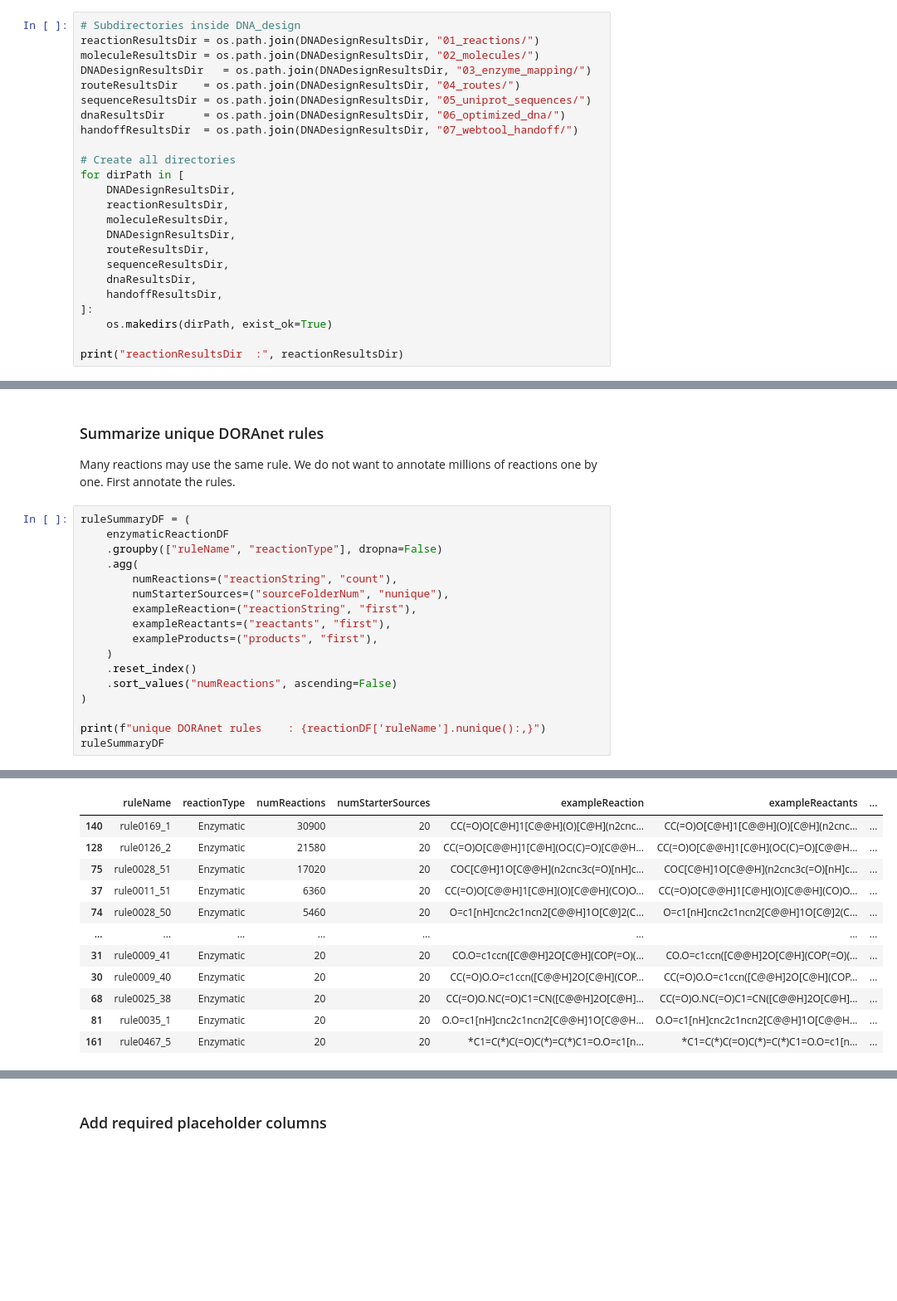
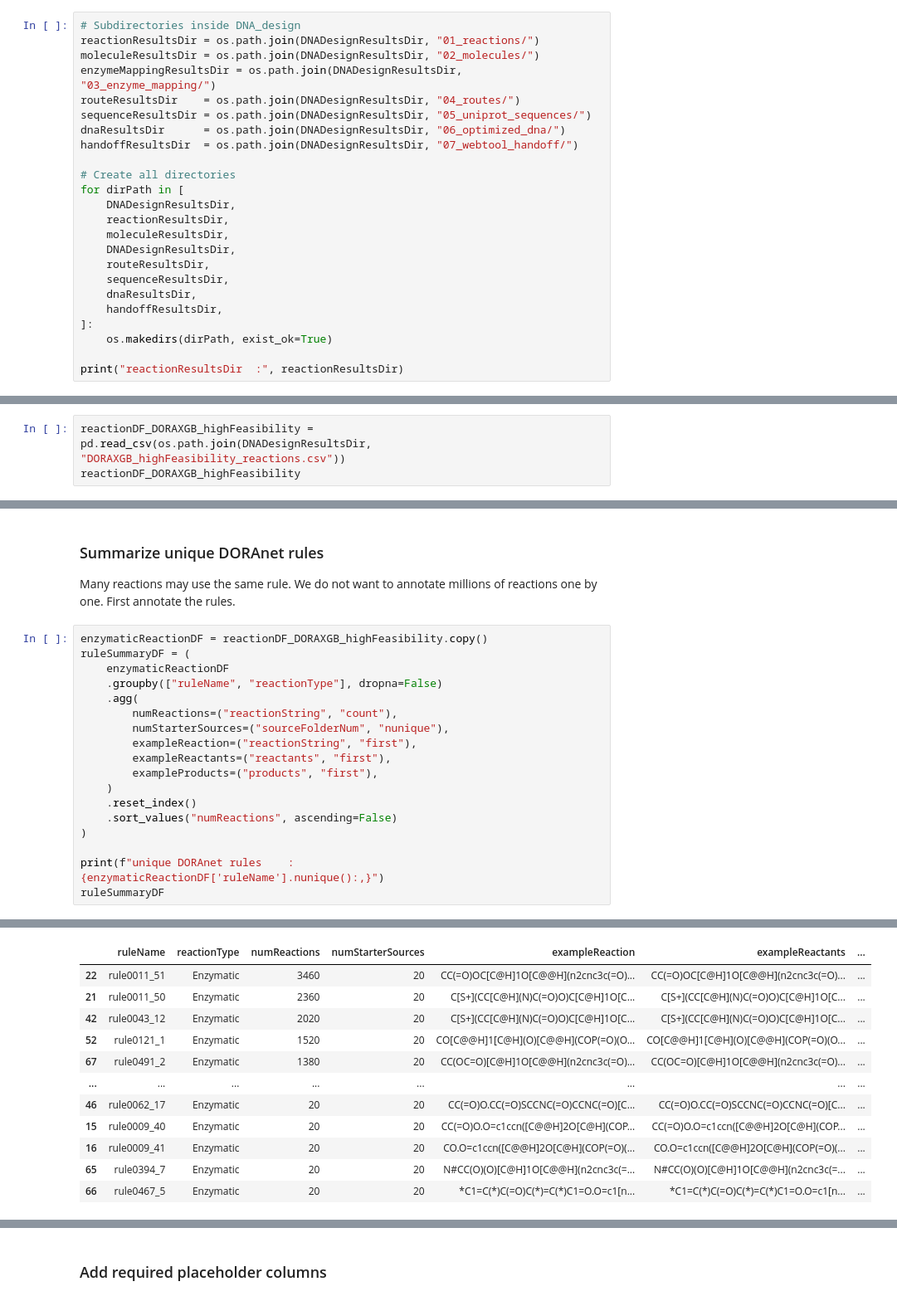
Before and after one commit to soumyadeepghosh35/DTRA_DrugDesign, a Jupyter notebook: DTRA_project_notebooks/Step10_DNA_design_pipeline.ipynb, the cells around one changed output, grey strips where cells are left out. Shown at 83% size. Saved outputs shown, nothing was run; the diff lists cells and outputs as text; blank space fills up the shorter version.

```diff
--- a/DTRA_project_notebooks/Step10_DNA_design_pipeline.ipynb
+++ b/DTRA_project_notebooks/Step10_DNA_design_pipeline.ipynb
@@ -33,7 +38,7 @@ DNA design results will be saved at: /mnt/data.ese/nfs/users/sghosh6/DTRA_projec
 # Subdirectories inside DNA_design
 reactionResultsDir = os.path.join(DNADesignResultsDir, "01_reactions/")
 moleculeResultsDir = os.path.join(DNADesignResultsDir, "02_molecules/")
-DNADesignResultsDir   = os.path.join(DNADesignResultsDir, "03_enzyme_mapping/")
+enzymeMappingResultsDir = os.path.join(DNADesignResultsDir, "03_enzyme_mapping/")
 routeResultsDir    = os.path.join(DNADesignResultsDir, "04_routes/")
 sequenceResultsDir = os.path.join(DNADesignResultsDir, "05_uniprot_sequences/")
 dnaResultsDir      = os.path.join(DNADesignResultsDir, "06_optimized_dna/")
@@ -203,0 +326,3 @@ Likely enzymatic reactions: 176,400
+# %%
+reactionDF_DORAXGB_highFeasibility = pd.read_csv(os.path.join(DNADesignResultsDir, "DORAXGB_highFeasibility_reactions.csv"))
+reactionDF_DORAXGB_highFeasibility
@@ -206,6 +345,7 @@ Likely enzymatic reactions: 176,400
 
 Many reactions may use the same rule. We do not want to annotate millions of reactions one by one. First annotate the rules.
 # %%
+enzymaticReactionDF = reactionDF_DORAXGB_highFeasibility.copy()
 ruleSummaryDF = (
     enzymaticReactionDF
     .groupby(["ruleName", "reactionType"], dropna=False)
@@ -220,6 +360,6 @@ ruleSummaryDF = (
     .sort_values("numReactions", ascending=False)
 )
 
-print(f"unique DORAnet rules    : {reactionDF['ruleName'].nunique():,}")
+print(f"unique DORAnet rules    : {enzymaticReactionDF['ruleName'].nunique():,}")
 ruleSummaryDF
 # %% [output]
@@ -227,12 +367,12 @@ unique DORAnet rules    : 168
 |  | ruleName | reactionType | numReactions | numStarterSources | exampleReaction | exampleReactants | ... |
-| 140 | rule0169_1 | Enzymatic | 30900 | 20 | CC(=O)O[C@H]1[C@@H](O)[C@H](n2cnc... | CC(=O)O[C@H]1[C@@H](O)[C@H](n2cnc... | ... |
-| 128 | rule0126_2 | Enzymatic | 21580 | 20 | CC(=O)O[C@@H]1[C@H](OC(C)=O)[C@@H... | CC(=O)O[C@@H]1[C@H](OC(C)=O)[C@@H... | ... |
-| 75 | rule0028_51 | Enzymatic | 17020 | 20 | COC[C@H]1O[C@@H](n2cnc3c(=O)[nH]c... | COC[C@H]1O[C@@H](n2cnc3c(=O)[nH]c... | ... |
-| 37 | rule0011_51 | Enzymatic | 6360 | 20 | CC(=O)O[C@@H]1[C@H](O)[C@@H](CO)O... | CC(=O)O[C@@H]1[C@H](O)[C@@H](CO)O... | ... |
-| 74 | rule0028_50 | Enzymatic | 5460 | 20 | O=c1[nH]cnc2c1ncn2[C@@H]1O[C@]2(C... | O=c1[nH]cnc2c1ncn2[C@@H]1O[C@]2(C... | ... |
+| 22 | rule0011_51 | Enzymatic | 3460 | 20 | CC(=O)OC[C@H]1O[C@@H](n2cnc3c(=O)... | CC(=O)OC[C@H]1O[C@@H](n2cnc3c(=O)... | ... |
+| 21 | rule0011_50 | Enzymatic | 2360 | 20 | C[S+](CC[C@H](N)C(=O)O)C[C@H]1O[C... | C[S+](CC[C@H](N)C(=O)O)C[C@H]1O[C... | ... |
+| 42 | rule0043_12 | Enzymatic | 2020 | 20 | C[S+](CC[C@H](N)C(=O)O)C[C@H]1O[C... | C[S+](CC[C@H](N)C(=O)O)C[C@H]1O[C... | ... |
+| 52 | rule0121_1 | Enzymatic | 1520 | 20 | CO[C@@H]1[C@H](O)[C@@H](COP(=O)(O... | CO[C@@H]1[C@H](O)[C@@H](COP(=O)(O... | ... |
+| 67 | rule0491_2 | Enzymatic | 1380 | 20 | CC(OC=O)[C@H]1O[C@@H](n2cnc3c(=O)... | CC(OC=O)[C@H]1O[C@@H](n2cnc3c(=O)... | ... |
 | ... | ... | ... | ... | ... | ... | ... | ... |
-| 31 | rule0009_41 | Enzymatic | 20 | 20 | CO.O=c1ccn([C@@H]2O[C@H](COP(=O)(... | CO.O=c1ccn([C@@H]2O[C@H](COP(=O)(... | ... |
-| 30 | rule0009_40 | Enzymatic | 20 | 20 | CC(=O)O.O=c1ccn([C@@H]2O[C@H](COP... | CC(=O)O.O=c1ccn([C@@H]2O[C@H](COP... | ... |
-| 68 | rule0025_38 | Enzymatic | 20 | 20 | CC(=O)O.NC(=O)C1=CN([C@@H]2O[C@H]... | CC(=O)O.NC(=O)C1=CN([C@@H]2O[C@H]... | ... |
-| 81 | rule0035_1 | Enzymatic | 20 | 20 | O.O=c1[nH]cnc2c1ncn2[C@@H]1O[C@@H... | O.O=c1[nH]cnc2c1ncn2[C@@H]1O[C@@H... | ... |
-| 161 | rule0467_5 | Enzymatic | 20 | 20 | *C1=C(*)C(=O)C(*)=C(*)C1=O.O=c1[n... | *C1=C(*)C(=O)C(*)=C(*)C1=O.O=c1[n... | ... |
+| 46 | rule0062_17 | Enzymatic | 20 | 20 | CC(=O)O.CC(=O)SCCNC(=O)CCNC(=O)[C... | CC(=O)O.CC(=O)SCCNC(=O)CCNC(=O)[C... | ... |
+| 15 | rule0009_40 | Enzymatic | 20 | 20 | CC(=O)O.O=c1ccn([C@@H]2O[C@H](COP... | CC(=O)O.O=c1ccn([C@@H]2O[C@H](COP... | ... |
+| 16 | rule0009_41 | Enzymatic | 20 | 20 | CO.O=c1ccn([C@@H]2O[C@H](COP(=O)(... | CO.O=c1ccn([C@@H]2O[C@H](COP(=O)(... | ... |
+| 65 | rule0394_7 | Enzymatic | 20 | 20 | N#CC(O)(O)[C@H]1O[C@@H](n2cnc3c(=... | N#CC(O)(O)[C@H]1O[C@@H](n2cnc3c(=... | ... |
+| 66 | rule0467_5 | Enzymatic | 20 | 20 | *C1=C(*)C(=O)C(*)=C(*)C1=O.O=c1[n... | *C1=C(*)C(=O)C(*)=C(*)C1=O.O=c1[n... | ... |
```
Also changed, not shown: parts of 11 cells of this notebook, 2 other files.
